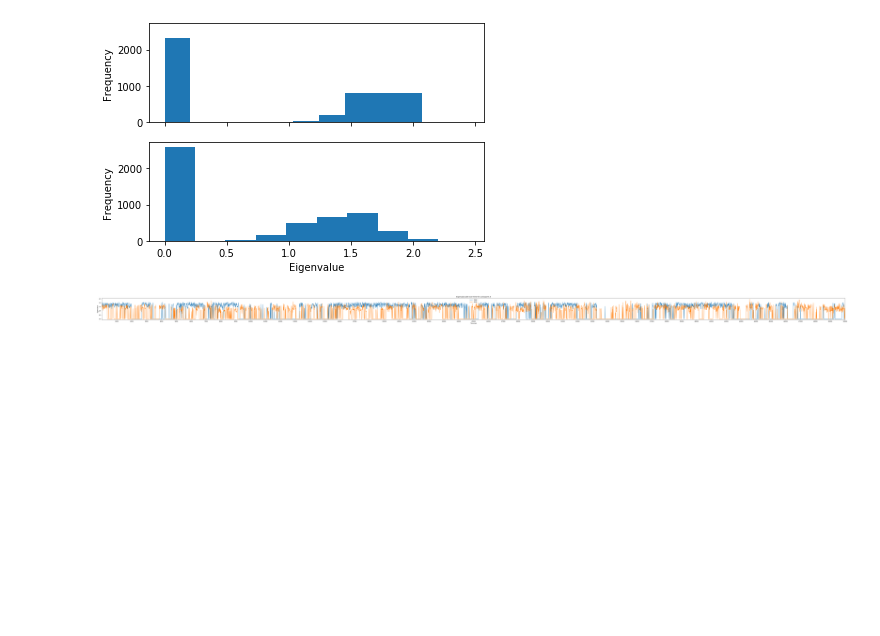
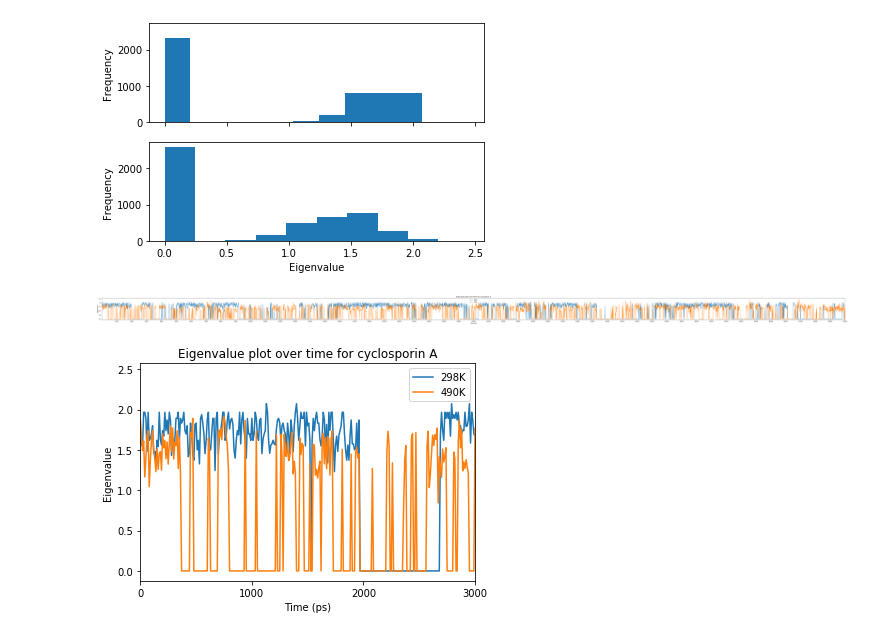
Before and after one commit to microversallaboratories/mdcode, a Jupyter notebook: jupyter_nbs/general/mdanalysis/gnm.ipynb, the cells around one changed output. Cells and saved outputs as stored; diff of their text form; code cells hidden in the pictures; blank space fills up the shorter version.

```diff
--- a/jupyter_nbs/general/mdanalysis/gnm.ipynb
+++ b/jupyter_nbs/general/mdanalysis/gnm.ipynb
@@ -42,3 +42,20 @@ lineax.set_title('Eigenvalue plot over time for cyclosporin A')
 plt.legend();
 # %% [output]
 [figure]
+# %%
+# subset of trajectory
+time1 = [res[0] for res in nma1.results]
+time2 = [res[0] for res in nma2.results]
+linefig, lineax = plt.subplots()
+plt.plot(time1, eigenvalues1, label='298K')
+plt.plot(time2, eigenvalues2, label='490K')
+lineax.set_xlabel('Time (ps)')
+lineax.set_ylabel('Eigenvalue')
+lineax.figure.set_size_inches(6,4)
+lineax.set_xbound(-1,3000)
+a = 100*np.array((0,10,20,30))
+lineax.set_xticks(ticks=a)
+lineax.set_title('Eigenvalue plot over time for cyclosporin A')
+plt.legend();
+# %% [output]
+[figure, added]
```
Also changed, not shown: 3 other files.
